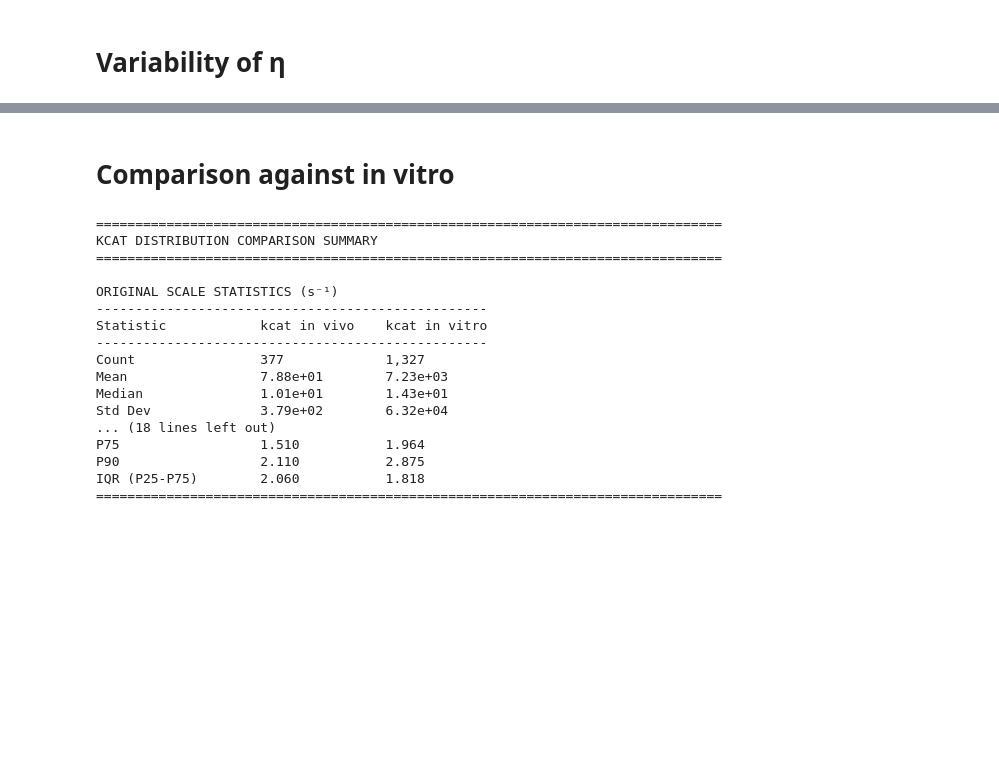
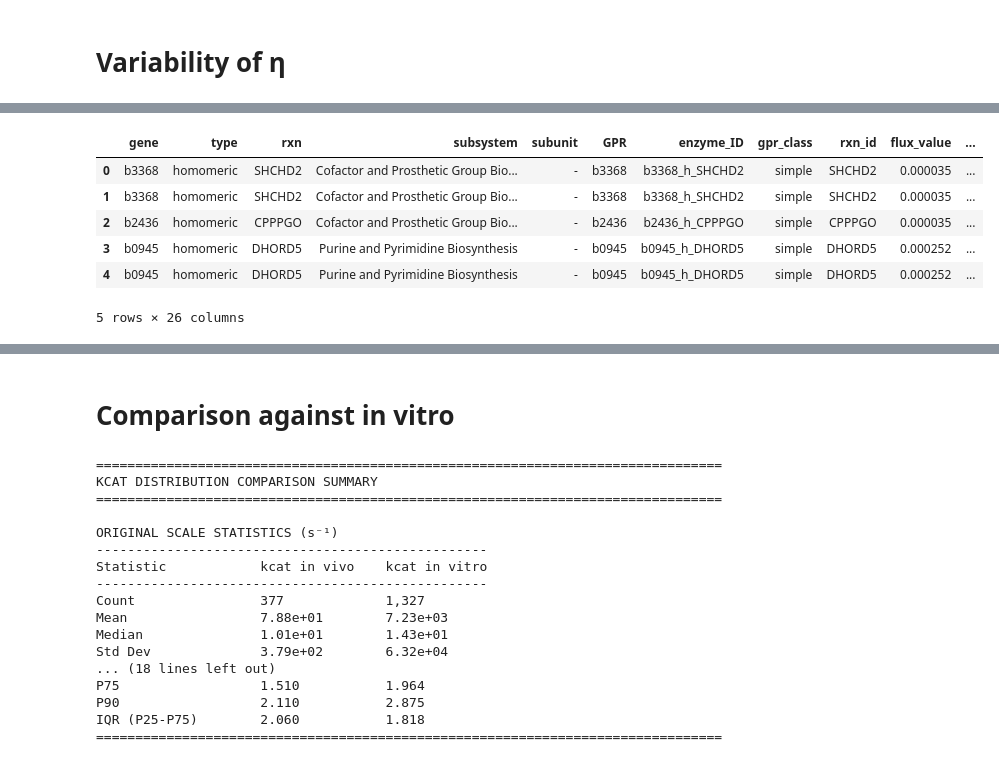
Before and after one commit to lyach/BactoCat, a Jupyter notebook: experiments/kapp_pipeline.ipynb, the cells around one changed output, grey strips where cells are left out. Saved outputs shown, nothing was run; the diff lists cells and outputs as text; code cells hidden in the pictures; blank space fills up the shorter version.

```diff
--- a/experiments/kapp_pipeline.ipynb
+++ b/experiments/kapp_pipeline.ipynb
@@ -296,4 +298,14 @@ Completed eta calculation for all conditions
 # %%
 # Checking eta for 2 dfs
 df_cond1_p032 = kapp_with_eta['flux_cond1'][0.32]
 df_cond2_p032 = kapp_with_eta['flux_cond2'][0.32]
+
+df_cond1_p032.head()
+# %% [output]
+|  | gene | type | rxn | subsystem | subunit | GPR | enzyme_ID | gpr_class | rxn_id | flux_value | ... |
+| 0 | b3368 | homomeric | SHCHD2 | Cofactor and Prosthetic Group Bio... | - | b3368 | b3368_h_SHCHD2 | simple | SHCHD2 | 0.000035 | ... |
+| 1 | b3368 | homomeric | SHCHD2 | Cofactor and Prosthetic Group Bio... | - | b3368 | b3368_h_SHCHD2 | simple | SHCHD2 | 0.000035 | ... |
+| 2 | b2436 | homomeric | CPPPGO | Cofactor and Prosthetic Group Bio... | - | b2436 | b2436_h_CPPPGO | simple | CPPPGO | 0.000035 | ... |
+| 3 | b0945 | homomeric | DHORD5 | Purine and Pyrimidine Biosynthesis | - | b0945 | b0945_h_DHORD5 | simple | DHORD5 | 0.000252 | ... |
+| 4 | b0945 | homomeric | DHORD5 | Purine and Pyrimidine Biosynthesis | - | b0945 | b0945_h_DHORD5 | simple | DHORD5 | 0.000252 | ... |
+5 rows × 26 columns
```
Also changed, not shown: parts of 14 cells of this notebook, 12 other files.
